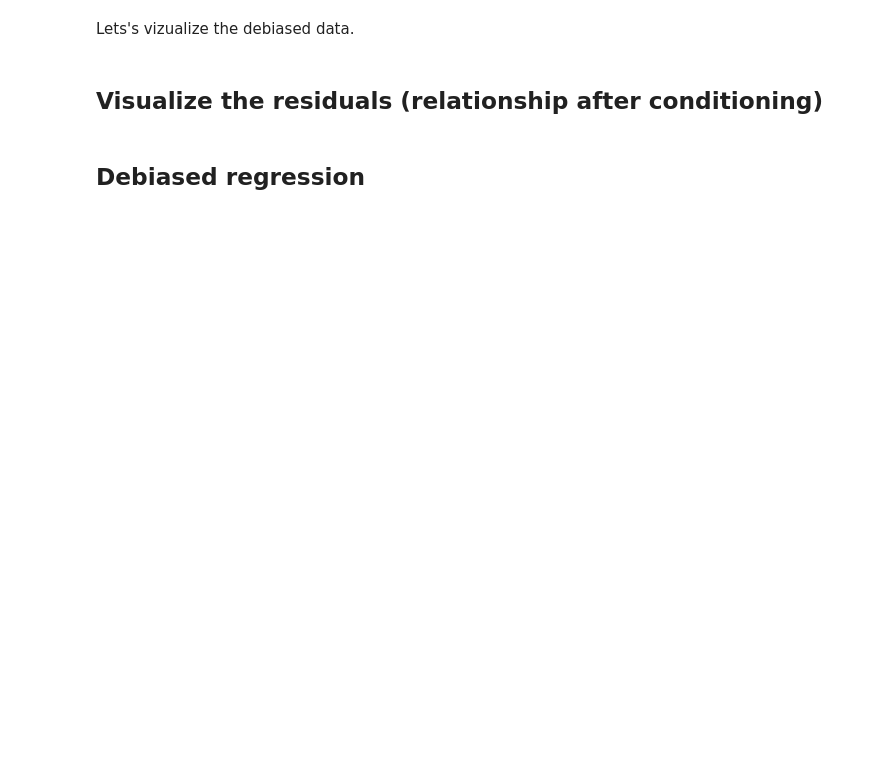
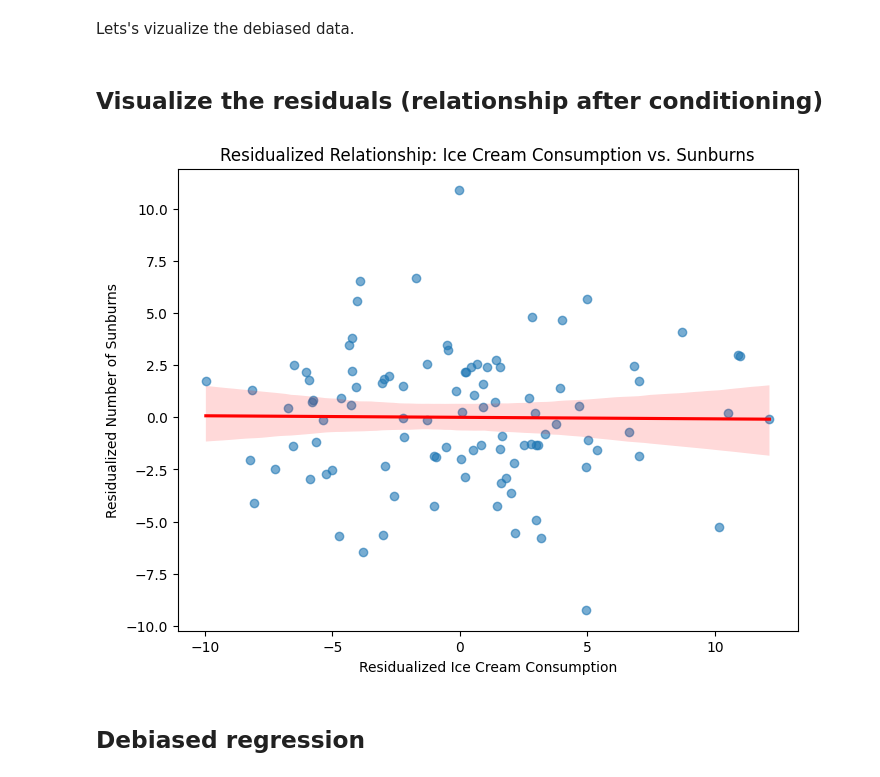
Before and after one commit to MaelaGLG/ML-for-econometrics, a Jupyter notebook: notebooks/dags_practical_session.ipynb, the cells around one changed output. Cells and saved outputs as stored; diff of their text form; code cells hidden in the pictures; blank space fills up the shorter version.

```diff
--- a/notebooks/dags_practical_session.ipynb
+++ b/notebooks/dags_practical_session.ipynb
@@ -164,0 +238,16 @@ Regression for ice_cream_consumption
+# %%
+# Regress away the effect of hot temperature
+# Step 1: Residualizing ice cream consumption
+icecream_residuals = smf.ols("ice_cream_consumption ~ hot_temperature", data=data).fit().resid
+
+# Step 2: Residualizing number of sunburns
+sunburns_residuals = smf.ols("number_sunburns ~ hot_temperature", data=data).fit().resid
+
+# Step 3: Regression on residualized variables
+residual_data = pd.DataFrame({
+    "sunburns_residuals": sunburns_residuals,
+    "icecream_residuals": icecream_residuals
+})
+
+residual_fit = smf.ols("sunburns_residuals ~ icecream_residuals", data=residual_data).fit()
+print("\nRegression on Residualized Variables:\n", residual_fit.summary())
@@ -175,5 +275,16 @@ residuals_data = pd.DataFrame(
 ## Visualize the residuals (relationship after conditioning)
 # %%
 # CODE HERE
+
+# Scatter plot of residualized variables
+plt.figure(figsize=(8, 6))
+sns.regplot(x=residual_data["icecream_residuals"], y=residual_data["sunburns_residuals"],
+            scatter_kws={"alpha": 0.6}, line_kws={"color": "red"})
+plt.xlabel("Residualized Ice Cream Consumption")
+plt.ylabel("Residualized Number of Sunburns")
+plt.title("Residualized Relationship: Ice Cream Consumption vs. Sunburns")
+plt.show()
+# %% [output]
+[figure, added]
 # %% [markdown]
 ## Debiased regression
```
Also changed, not shown: parts of 17 cells of this notebook.
